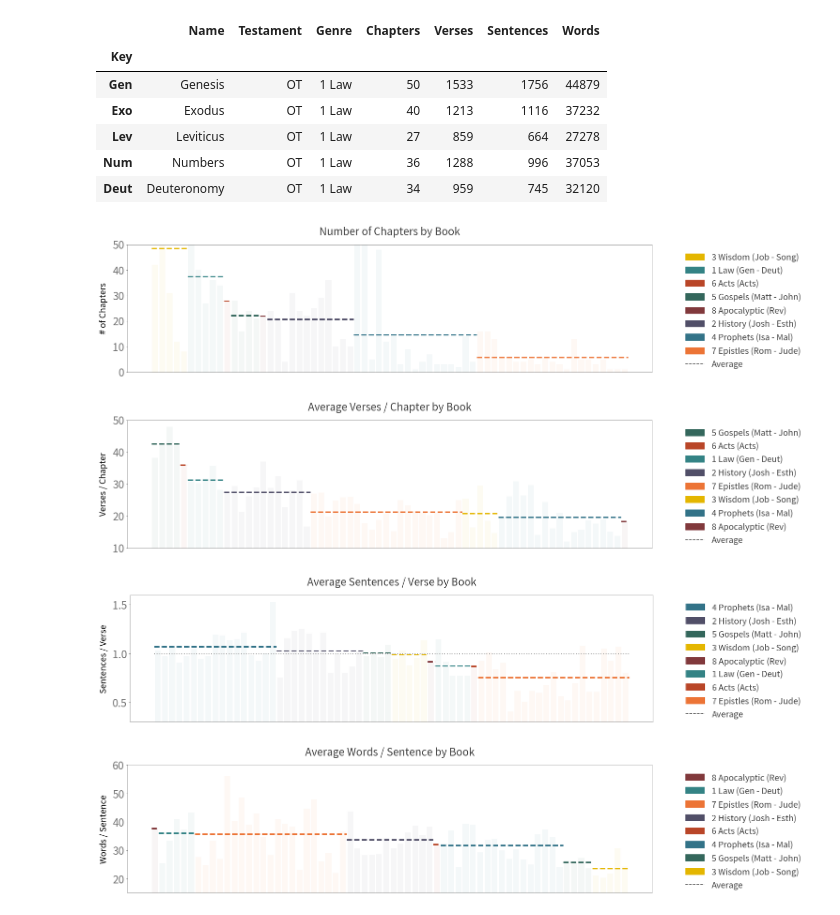
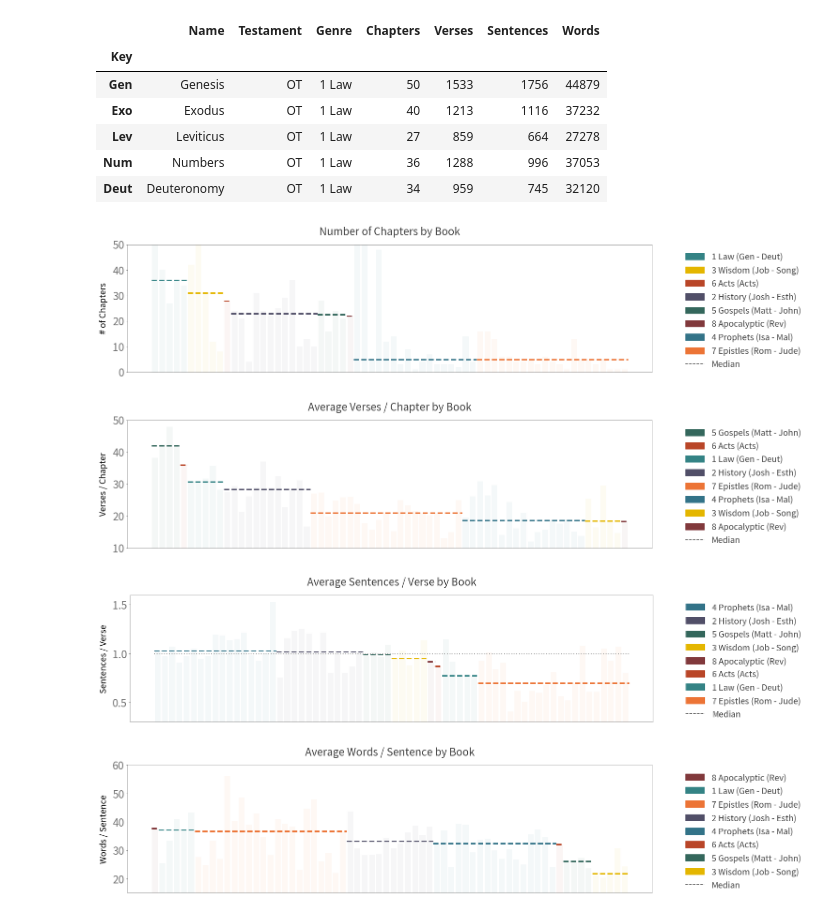
Before and after one commit to lemuelkumarga/bible-network, a Jupyter notebook: main.ipynb, the cells around one changed output. Drawn from its saved outputs; the diff is of its cells as text; code cells hidden in the pictures.

Commit message:
Change Average to Median

```diff
--- a/main.ipynb
+++ b/main.ipynb
@@ -141,48 +141,48 @@ def plot_overview_stats(attribute, title, ylabel):
     ind = 0
     legends = []
 
-    for name, group in sorted(groups, key=lambda g: np.mean(g[1][attribute]), reverse=True):
+    for name, group in sorted(groups, key=lambda g: np.median(g[1][attribute]), reverse=True):
 
         row_ids = list(range(ind, ind + len(group.index)))
-        middle = np.mean(group[attribute])
+        middle = np.median(group[attribute])
 
         # Plot the Bar Graphs
         plt.bar(row_ids,
                 group[attribute],
                 color= fade_color(color_dict[name],0.05))
 
         # Plot Average Lines
         plt.plot([min(row_ids) - 0.5, max(row_ids) + 0.5],
                  [middle, middle],
                  color = color_dict[name],
                  linestyle = "dashed",
                  linewidth = 3)
 
         # Configure Legends
         legend_text = name + " (" + group.index[0]
         if (len(group.index) > 1):
             legend_text += " - " + group.index[-1]
         legend_text += ")"
         legends.append(mpatches.Patch(color=color_dict[name], label=legend_text))
         ind += len(group.index)
 
     # Add Line Legend
-    legends.append(mlines.Line2D([],[],color=txt_color, label='Average', linestyle ="dashed"))
+    legends.append(mlines.Line2D([],[],color=txt_color, label='Median', linestyle ="dashed"))
     plt.legend(handles=legends, bbox_to_anchor=[1.3, 1.])
 
 
 plot_overview_stats("Chapters", "Number of Chapters by Book", "# of Chapters")
 plt.ylim(0,50)
 plt.show()
 # %% [output]
-[figure, old version]
+[figure, new version]
 # %%
 bible["Verses_p_Chapter"] = bible["Verses"] / bible["Chapters"]
 plot_overview_stats("Verses_p_Chapter", "Average Verses / Chapter by Book", "Verses / Chapter")
 plt.ylim(10,50)
 plt.show()
 # %% [output]
-[figure, old version]
+[figure, new version]
 # %%
 bible["Sentences_p_Verse"] = bible["Sentences"] / bible["Verses"]
 plot_overview_stats("Sentences_p_Verse", "Average Sentences / Verse by Book", "Sentences / Verse")
@@ -194,14 +194,14 @@ plt.plot([0-0.5, len(bible.index)-0.5],
 plt.ylim(0.3,1.6)
 plt.show()
 # %% [output]
-[figure, old version]
+[figure, new version]
 # %%
 bible["Words_p_Sentence"] = bible["Words"] / bible["Sentences"]
 plot_overview_stats("Words_p_Sentence", "Average Words / Sentence by Book", "Words / Sentence")
 plt.ylim(15,60)
 plt.show()
 # %% [output]
-[figure, old version]
+[figure, new version]
 # %% [markdown]
 
 
```
Also changed, not shown: parts of 1 cell of this notebook, 5 other files.
